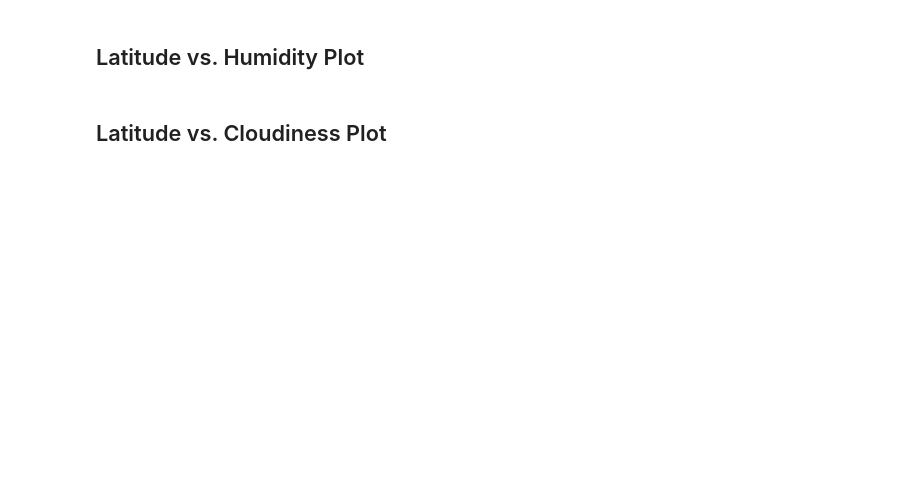
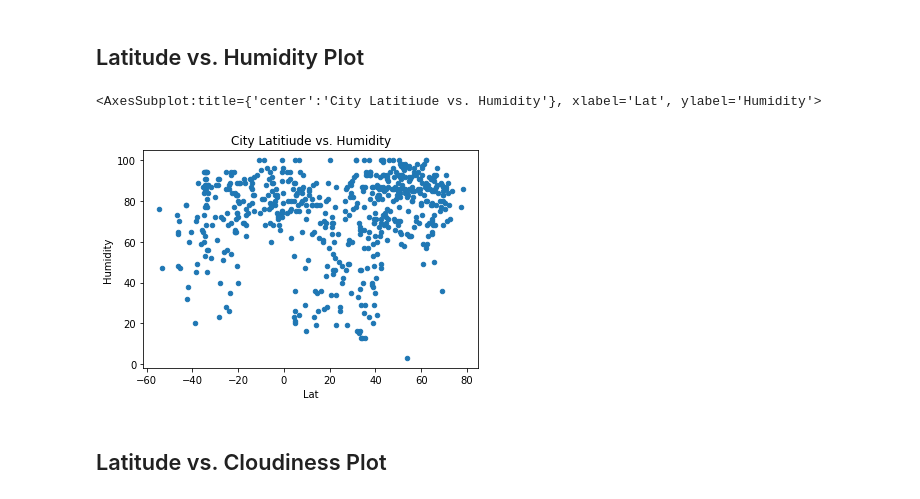
Before and after one commit to kmrose08/python-api-challenge, a Jupyter notebook: WeatherPy/WeatherPy.ipynb, the cells around one changed output. Saved outputs shown, nothing was run; the diff lists cells and outputs as text; code cells hidden in the pictures; blank space fills up the shorter version.

```diff
--- a/WeatherPy/WeatherPy.ipynb
+++ b/WeatherPy/WeatherPy.ipynb
@@ -75,4 +146,11 @@ Skip this step if there are no cities that have humidity > 100%.
 # %% [markdown]
 ## Latitude vs. Humidity Plot
+# %%
+
+df[['Lat','Humidity']].plot(kind='scatter', \
+    x = 'Lat', y = 'Humidity',title = f'City Latitiude vs. Humidity')
+# %% [output]
+<AxesSubplot:title={'center':'City Latitiude vs. Humidity'}, xlabel='Lat', ylabel='Humidity'>
+[figure, added]
 # %% [markdown]
 ## Latitude vs. Cloudiness Plot
```
Also changed, not shown: parts of 10 cells of this notebook, 1 other file.
